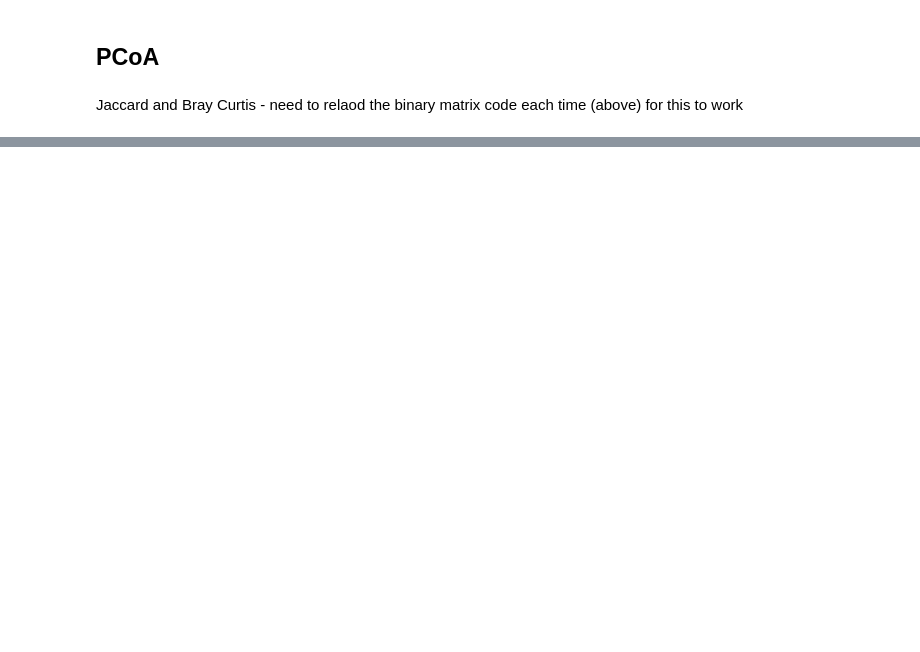
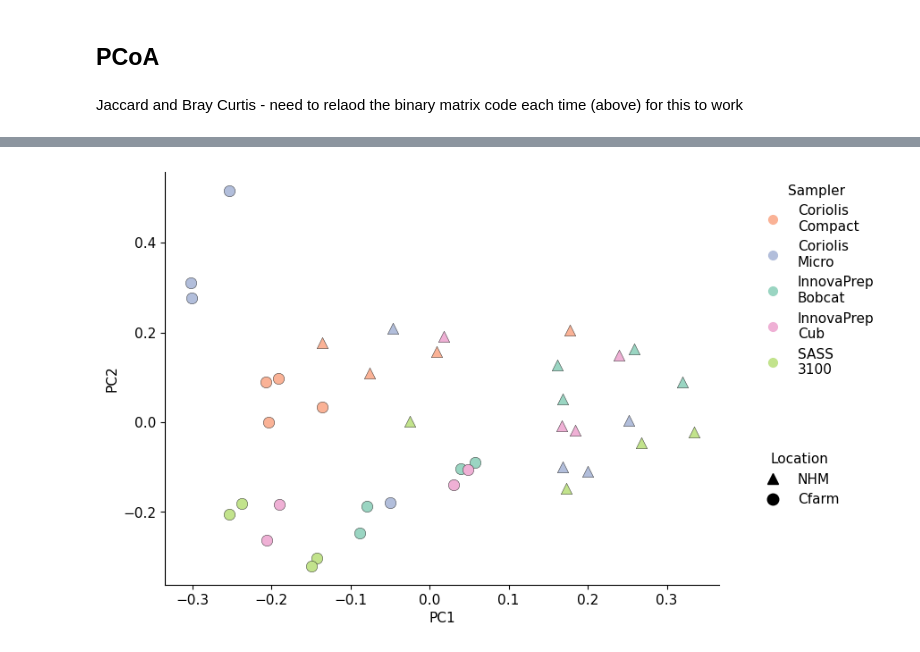
Before and after one commit to Mia-FGB/Sampler_Comparison_Scripts, a Jupyter notebook: t-sne_PCoA_samp_comp_v2.ipynb, the cells around one changed output, grey strips where cells are left out. Drawn from its saved outputs; the diff is of its cells as text; code cells hidden in the pictures; blank space fills up the shorter version.

```diff
--- a/t-sne_PCoA_samp_comp_v2.ipynb
+++ b/t-sne_PCoA_samp_comp_v2.ipynb
@@ -113,13 +183,13 @@ plt.savefig("../Images/Ordination/tsne_marti_assigned_0724.svg", format='svg')
 Jaccard and Bray Curtis - need to relaod the binary matrix code each time (above) for this to work
 # %%
 # Keep a reference to the original index
-original_index = binary_matrix.index
+original_index = binary_matrix_pcoa.index
 
 # Convert to numpy array
-binary_matrix = np.array(binary_matrix)
+binary_matrix_pcoa = np.array(binary_matrix_pcoa)
 
 # Calculate the dissimilarity matrix
-dissimilarity_matrix = pairwise_distances(binary_matrix, metric='jaccard') #jaccard / braycurtis
+dissimilarity_matrix = pairwise_distances(binary_matrix_pcoa, metric='jaccard') #jaccard / braycurtis
 
 # Perform PCoA on dissimilarity matrix
 pcoa_results = pcoa(dissimilarity_matrix)
@@ -162,0 +207,50 @@ plt.show()
+# %%
+# Global style settings
+rcParams['font.family'] = 'sans-serif'
+rcParams['font.sans-serif'] = ['DejaVu Sans', 'Helvetica', 'Arial']
+rcParams['font.size'] = 11
+rcParams['axes.spines.top'] = False
+rcParams['axes.spines.right'] = False
+rcParams['axes.grid'] = False
+
+# Create figure and axes
+fig, ax = plt.subplots(figsize=(8, 6))
+
+# Scatter plot: colour by location, marker by sampler
+for i, barcode in enumerate(original_index):
+    color = metadata.loc[metadata['Sample_ID'] == barcode, 'Samp_colour'].values[0]
+    marker = metadata.loc[metadata['Sample_ID'] == barcode, 'Loc_marker'].values[0]
+    ax.scatter(pcoa_scores[i, 0], pcoa_scores[i, 1],
+               color=color, marker=marker,
+               s=80, edgecolors='#101010', linewidths=0.3)
+
+# Proxy legend items
+sampler_lines = [
+    mlines.Line2D([], [], color=color, marker='o', linestyle='None', markersize=7, label=label)
+    for label, color in sampler_colors.items()
+]
+
+location_lines = [
+    mlines.Line2D([], [], color='black', marker=marker, linestyle='None', markersize=9, label=label)
+    for label, marker in location_markers.items()
+]
+
+# Add legends (non-overlapping)
+legend1 = ax.legend(handles=location_lines, title='Location',
+                    loc='upper left', bbox_to_anchor=(1.05, 0.35), frameon=False)
+
+legend2 = ax.legend(handles=sampler_lines, title='Sampler',
+                    loc='upper left', bbox_to_anchor=(1.05, 1), frameon=False)
+
+ax.add_artist(legend1)
+
+# Axes labels and title
+ax.set_xlabel("PC1")
+ax.set_ylabel("PC2")
+
+# Save properly with full legend
+fig.savefig("../Images/Ordination/pcoa_jaccard_species_marti.pdf", format='pdf', dpi=300, bbox_inches='tight')
+
+plt.show()
+# %% [output]
+[figure, added]
```
Also changed, not shown: parts of 15 cells of this notebook, 2 other files.
